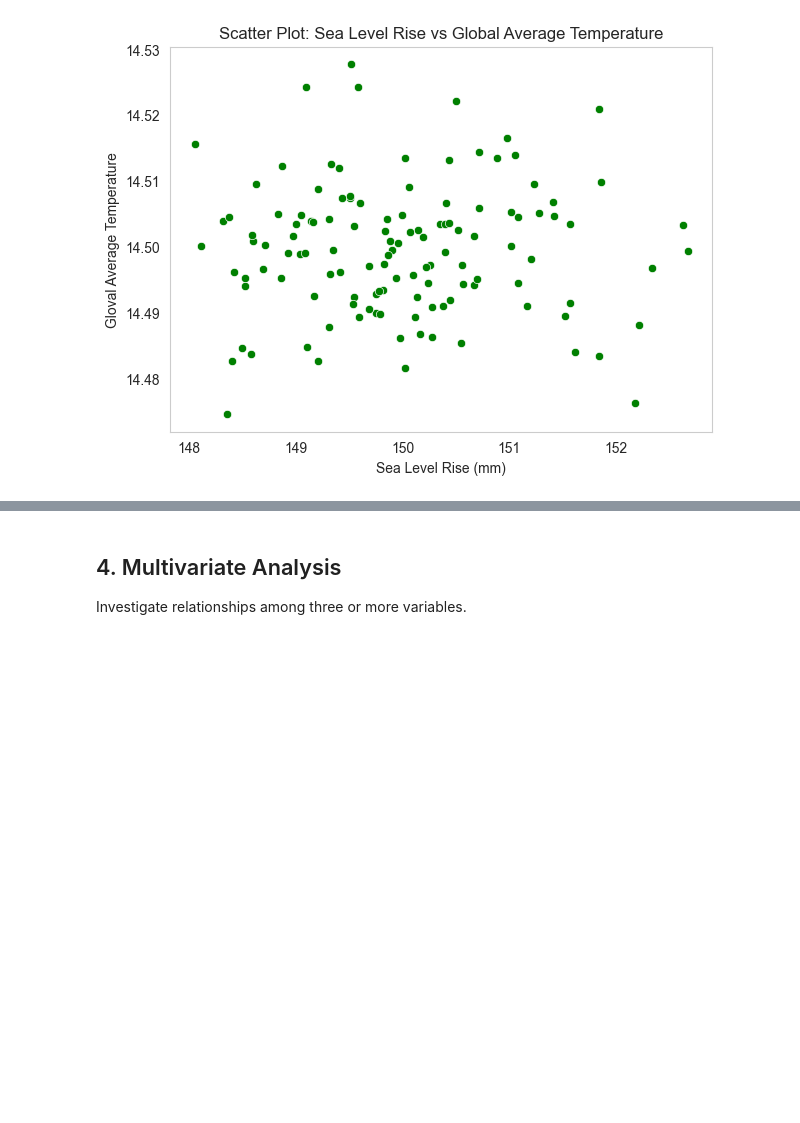
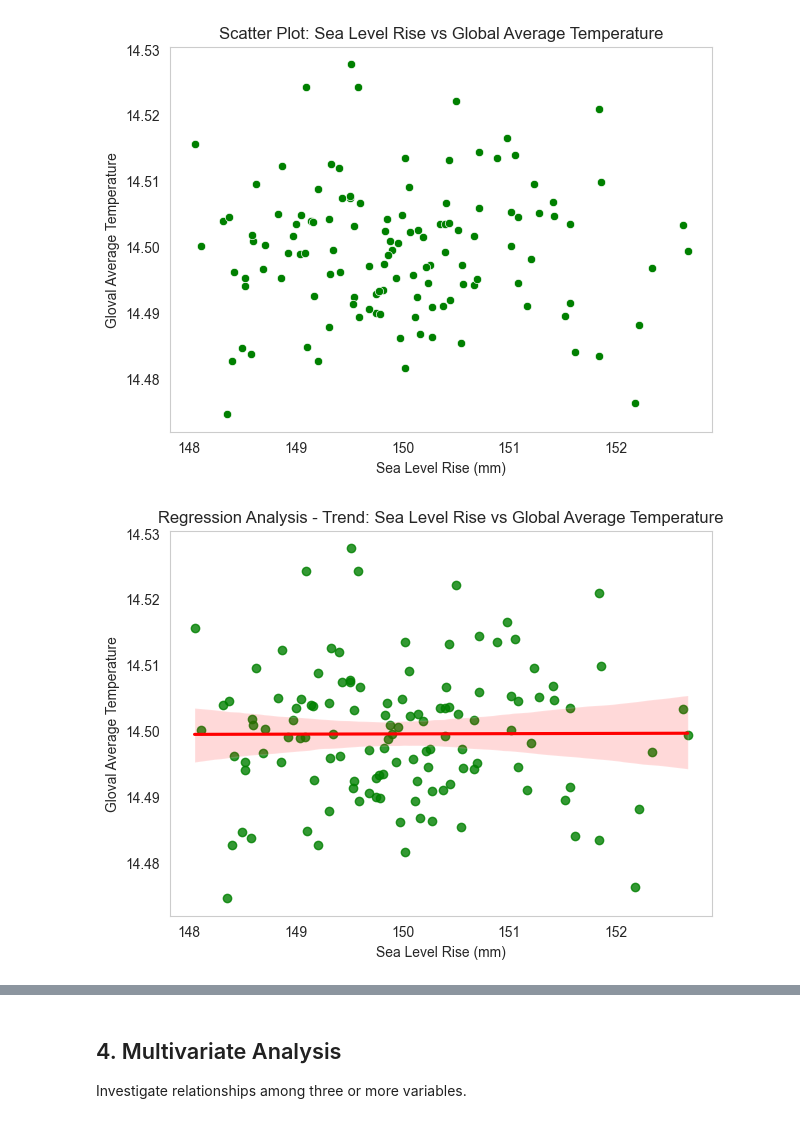
Before and after one commit to Omdena-NIC-Nepal/complete-eda-letsdoit, a Jupyter notebook: climate_eda.ipynb, the cells around one changed output, grey strips where cells are left out. Cells and saved outputs as stored; diff of their text form; code cells hidden in the pictures; blank space fills up the shorter version.

Commit message:
Regression Analysis and Violin Plot added

```diff
--- a/climate_eda.ipynb
+++ b/climate_eda.ipynb
@@ -233,3 +233,18 @@ plt.grid(False)
 plt.show()
 # %% [output]
 [figure]
+# %%
+# Regression Analysis - Regression Plot: Arctic Ice Area vs. Global Temperature
+# Adding trend to the scatter plot
+
+plt.figure(figsize=(7,5))
+sns.regplot(x = "Sea Level Rise (mm)", y = "Global Average Temperature (°C)", data = aggregated_data, scatter_kws={"color": "green"}, line_kws={"color": "red"})
+
+# adding features
+plt.title("Regression Analysis - Trend: Sea Level Rise vs Global Average Temperature")
+plt.xlabel("Sea Level Rise (mm)")
+plt.ylabel("Gloval Average Temperature")
+plt.grid(False)
+plt.show()
+# %% [output]
+[figure, added]
```
Also changed, not shown: parts of 1 cell of this notebook.
